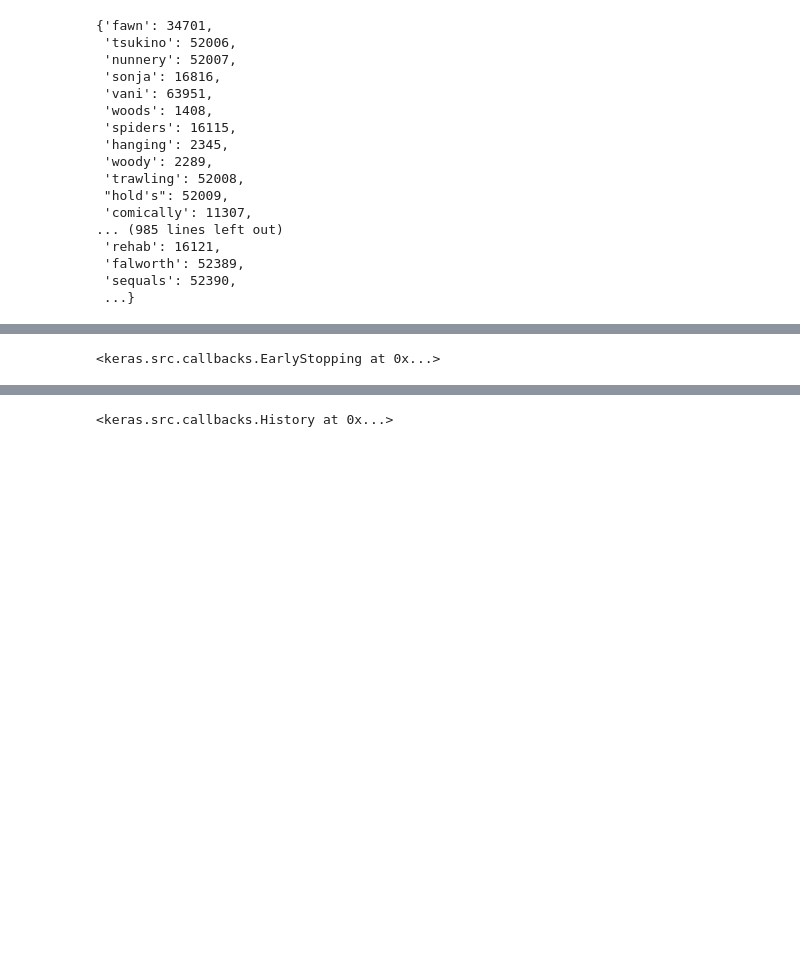
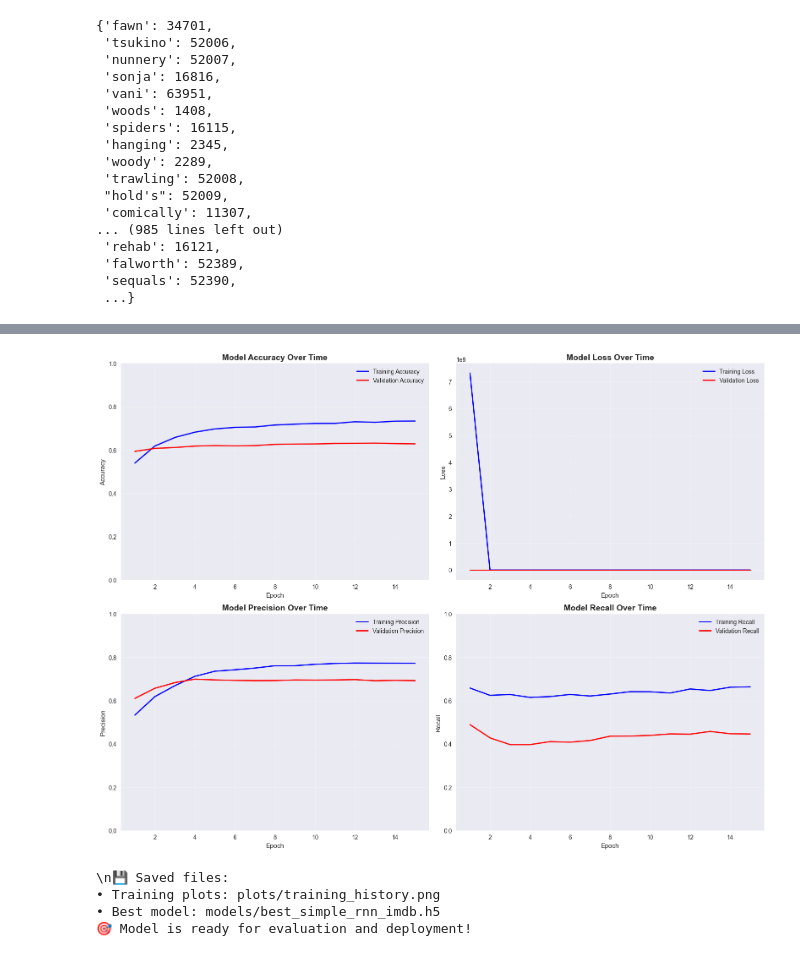
Before and after one commit to SurajKhodade15/imdb_review_dl_rnn, a Jupyter notebook: simple_rnn.ipynb, the cells around one changed output, grey strips where cells are left out. Saved outputs shown, nothing was run; the diff lists cells and outputs as text; code cells hidden in the pictures; blank space fills up the shorter version.

```diff
--- a/simple_rnn.ipynb
+++ b/simple_rnn.ipynb
@@ -601,7 +740,3 @@ print(f"🎯 These will help achieve better training results and prevent overfit
-# %%
-earlystopping
-# %% [output]
-<keras.src.callbacks.EarlyStopping at 0x...>
 # %%
 # Train the model with comprehensive monitoring
 print("🚀 STARTING MODEL TRAINING")
@@ -625,15 +760,58 @@ print(f"📊 Training progress will be displayed below:")
 import time
 start_time = time.time()
 
-# Train the model
-history = model.fit(
-    X_train, y_train,
-    epochs=epochs,
-    batch_size=batch_size,
-    validation_split=validation_split,
-    callbacks=callbacks,
-    verbose=1
+# Verify data shapes and types
+print(f"\\nData verification:")
+print(f"X_train shape: {X_train.shape}, dtype: {X_train.dtype}")
+print(f"y_train shape: {y_train.shape}, dtype: {y_train.dtype}")
+print(f"X_train min/max: {X_train.min()}/{X_train.max()}")
+print(f"y_train unique values: {np.unique(y_train)}")
+
+# Ensure proper data types
+X_train = X_train.astype('int32')
+y_train = y_train.astype('float32')
+
+# Re-compile the model to ensure proper setup
+from tensorflow.keras.metrics import Precision, Recall
+model.compile(
+    optimizer='adam',
+    loss='binary_crossentropy',
+    metrics=['accuracy', Precision(name='precision'), Recall(name='recall')],
+    run_eagerly=False
 )
+
+# Train the model with error handling
+try:
+    history = model.fit(
+        X_train, y_train,
+        epochs=epochs,
+        batch_size=batch_size,
+        validation_split=validation_split,
+        callbacks=callbacks,
+        verbose=1,
+        shuffle=True
+    )
+except Exception as e:
+    print(f"Training failed with error: {e}")
+    print("Trying with run_eagerly=True...")
+
+    # Re-compile with eager execution for debugging
+    model.compile(
+        optimizer='adam',
+        loss='binary_crossentropy',
+        metrics=['accuracy', Precision(name='precision'), Recall(name='recall')],
+        run_eagerly=True
+    )
+
+    history = model.fit(
+        X_train, y_train,
+        epochs=epochs,
+        batch_size=batch_size,
+        validation_split=validation_split,
+        callbacks=callbacks,
+        verbose=1,
+        shuffle=True
+    )
 
 # Calculate training time
 training_time = time.time() - start_time
@@ -742,4 +917,8 @@ Epoch 8/10
+[figure, added]
-<keras.src.callbacks.History at 0x...>
+\n💾 Saved files:
+• Training plots: plots/training_history.png
+• Best model: models/best_simple_rnn_imdb.h5
+🎯 Model is ready for evaluation and deployment!
 # %%
 # Save final model and evaluate performance
 print("💾 SAVING MODEL AND FINAL EVALUATION")
```
Also changed, not shown: parts of 14 cells of this notebook, 11 other files.
